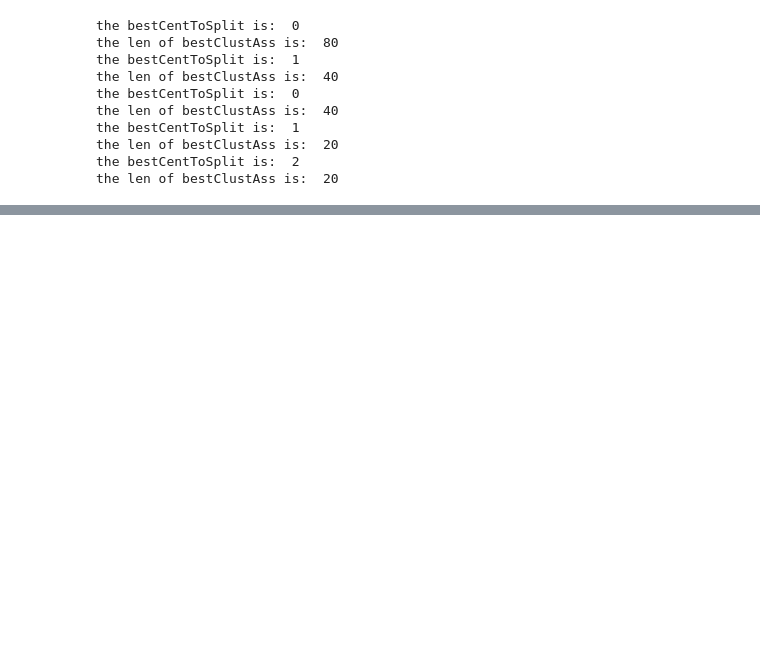
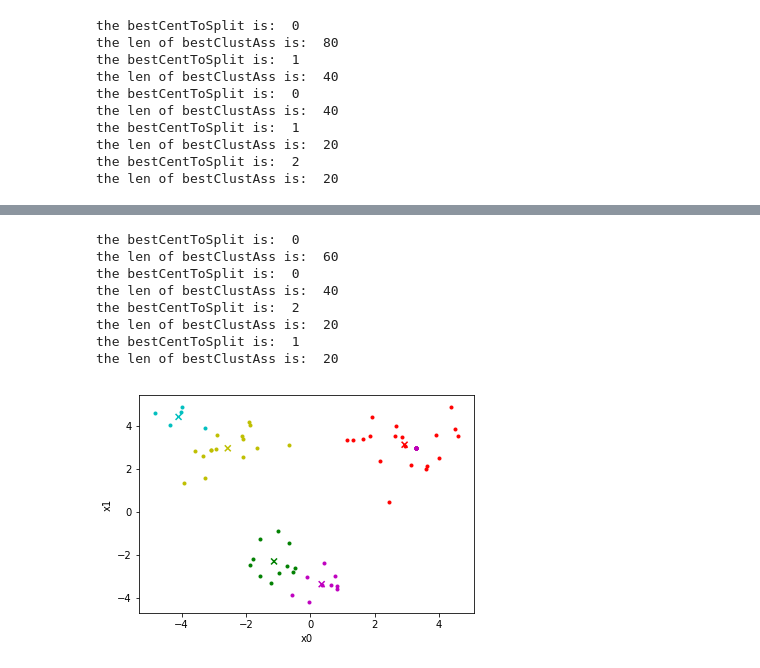
Before and after one commit to codefan/python-study, a Jupyter notebook: MLIA-note/ch10/kMeans.ipynb, the cells around one changed output, grey strips where cells are left out. Cells and saved outputs as stored; diff of their text form; code cells hidden in the pictures; blank space fills up the shorter version.

```diff
--- a/MLIA-note/ch10/kMeans.ipynb
+++ b/MLIA-note/ch10/kMeans.ipynb
@@ -151,0 +160,13 @@ plotMat2(xMat, 6 , centroids, clusterAssment, ['r','g','c','y','m','gold','navy'
+# %%
+c2, a2 = biKmeans(xMat2, 5)
+plotMat2(xMat2, 5 , c2, a2, ['r','g','c','y','m','gold','navy','pink','crimson','orange'] )
+# %% [output]
+the bestCentToSplit is:  0
+the len of bestClustAss is:  60
+the bestCentToSplit is:  0
+the len of bestClustAss is:  40
+the bestCentToSplit is:  2
+the len of bestClustAss is:  20
+the bestCentToSplit is:  1
+the len of bestClustAss is:  20
+[figure, added]
```
Also changed, not shown: parts of 10 cells of this notebook.
